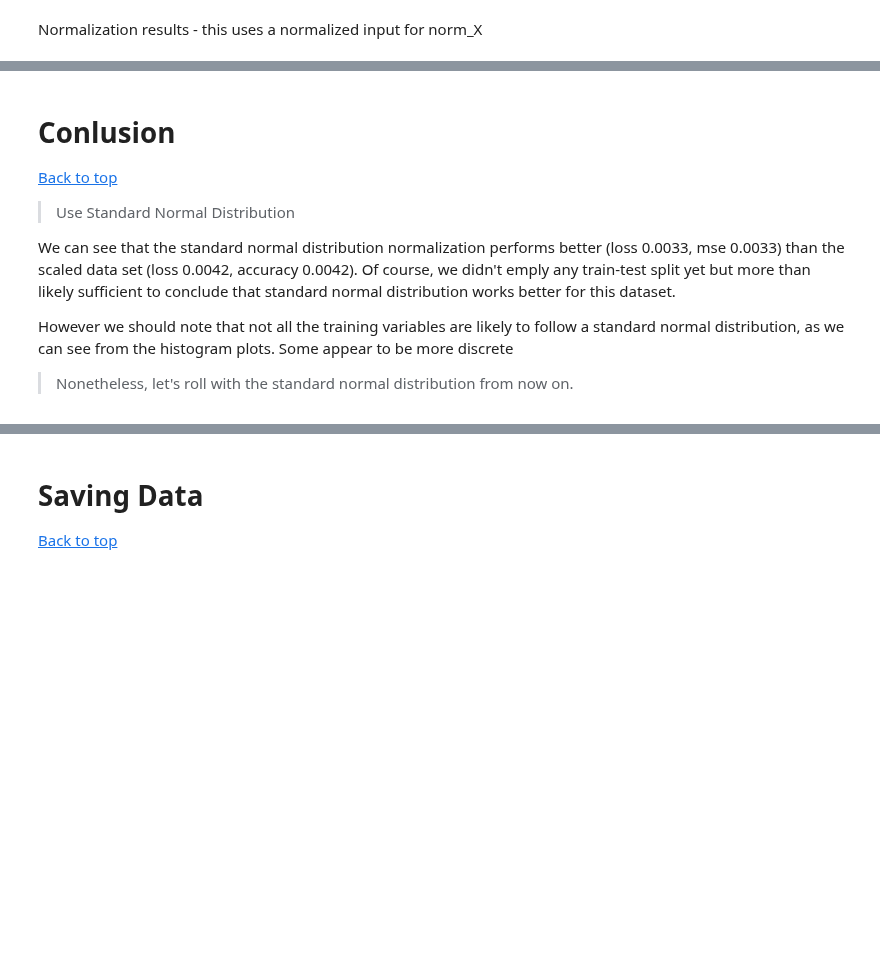
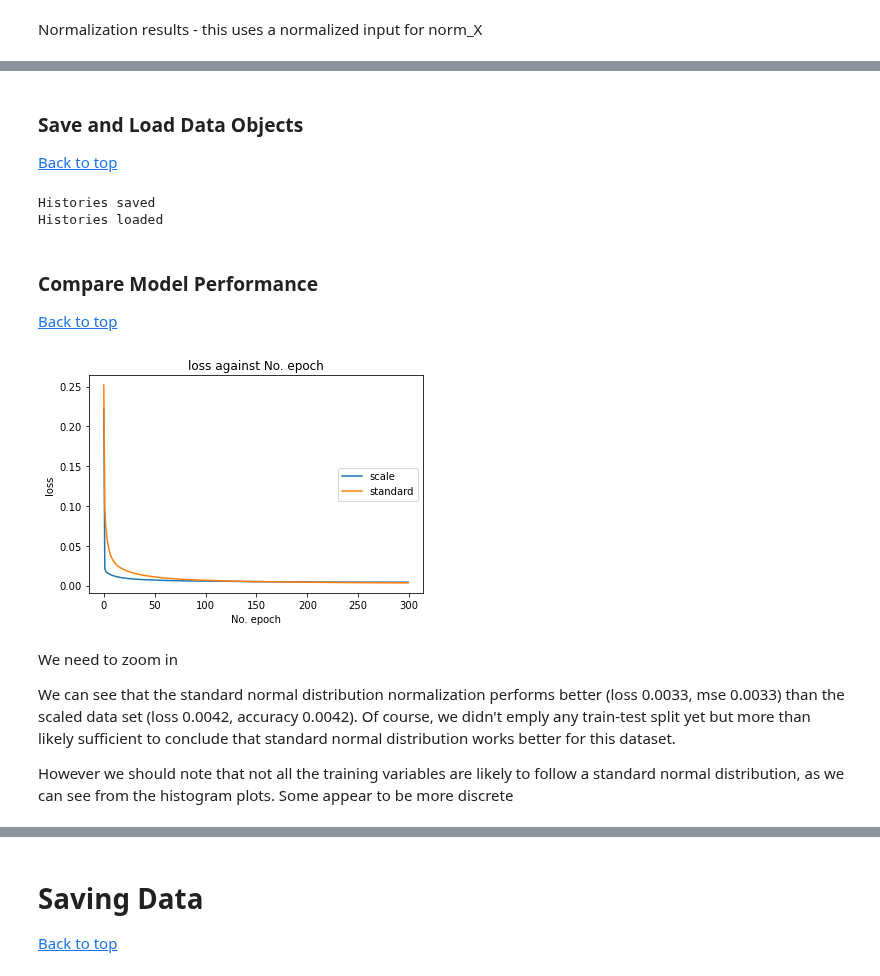
Before and after one commit to tanchuanxin/cz4042_assignment_1, a Jupyter notebook: 1b/assignment_1b_q0.ipynb, the cells around one changed output, grey strips where cells are left out. Saved outputs shown, nothing was run; the diff lists cells and outputs as text; code cells hidden in the pictures; blank space fills up the shorter version.

```diff
--- a/1b/assignment_1b_q0.ipynb
+++ b/1b/assignment_1b_q0.ipynb
@@ -31,0 +39,7 @@ from sklearn.model_selection import train_test_split
+# %%
+seed = 10
+np.random.seed(seed)
+tf.random.set_seed(seed)
+
+# data objects
+histories = {}
@@ -32,3 +64,11 @@ from sklearn.model_selection import train_test_split
+# %%
+# filename like 'data/q0_histories.json'
+def histories_loader(filename):
+    with open(filename) as json_file:
+        histories = json.load(json_file)
+    print('Histories loaded')
+
+    return histories
 # %% [markdown]
 # Starter Code <a name="starter_code"></a>
 [Back to top](#toc)
@@ -285,14 +329,34 @@ Epoch 299/300
 Epoch 300/300
 13/13 - 0s - loss: 0.0033 - mse: 0.0033
 [figure]
+# %% [markdown]
+### Save and Load Data Objects <a name="save_and_load_data_objects"></a>
+[Back to top](#toc)
+# %%
+histories_saver(histories, "data/q0_histories.json")
+
+histories = histories_loader("data/q0_histories.json")
+# %% [output]
+Histories saved
+Histories loaded
+# %% [markdown]
+### Compare Model Performance <a name="compare_model_performance"></a>
+[Back to top](#toc)
+# %%
+for history_object in ['loss']:
+    for model_name in histories.keys():
+        plt.plot(histories[model_name][history_object], label=model_name)
+
+    plt.title(history_object + ' against No. epoch')
+    plt.ylabel(history_object)
+    plt.xlabel('No. epoch')
+    plt.legend(loc="center right")
+    plt.show()
+# %% [output]
+[figure, added]
 # %% [markdown]
-# Conlusion <a name="conclusion"></a>
-[Back to top](#toc)
-
-> Use Standard Normal Distribution
+We need to zoom in
 
 We can see that the standard normal distribution normalization performs better (loss 0.0033, mse 0.0033) than the scaled data set (loss 0.0042, accuracy 0.0042). Of course, we didn't emply any train-test split yet but more than likely sufficient to conclude that standard normal distribution works better for this dataset.
 
 However we should note that not all the training variables are likely to follow a standard normal distribution, as we can see from the histogram plots. Some appear to be more discrete
-
-> Nonetheless, let's roll with the standard normal distribution from now on.
```
Also changed, not shown: parts of 20 cells of this notebook, 11 other files.
